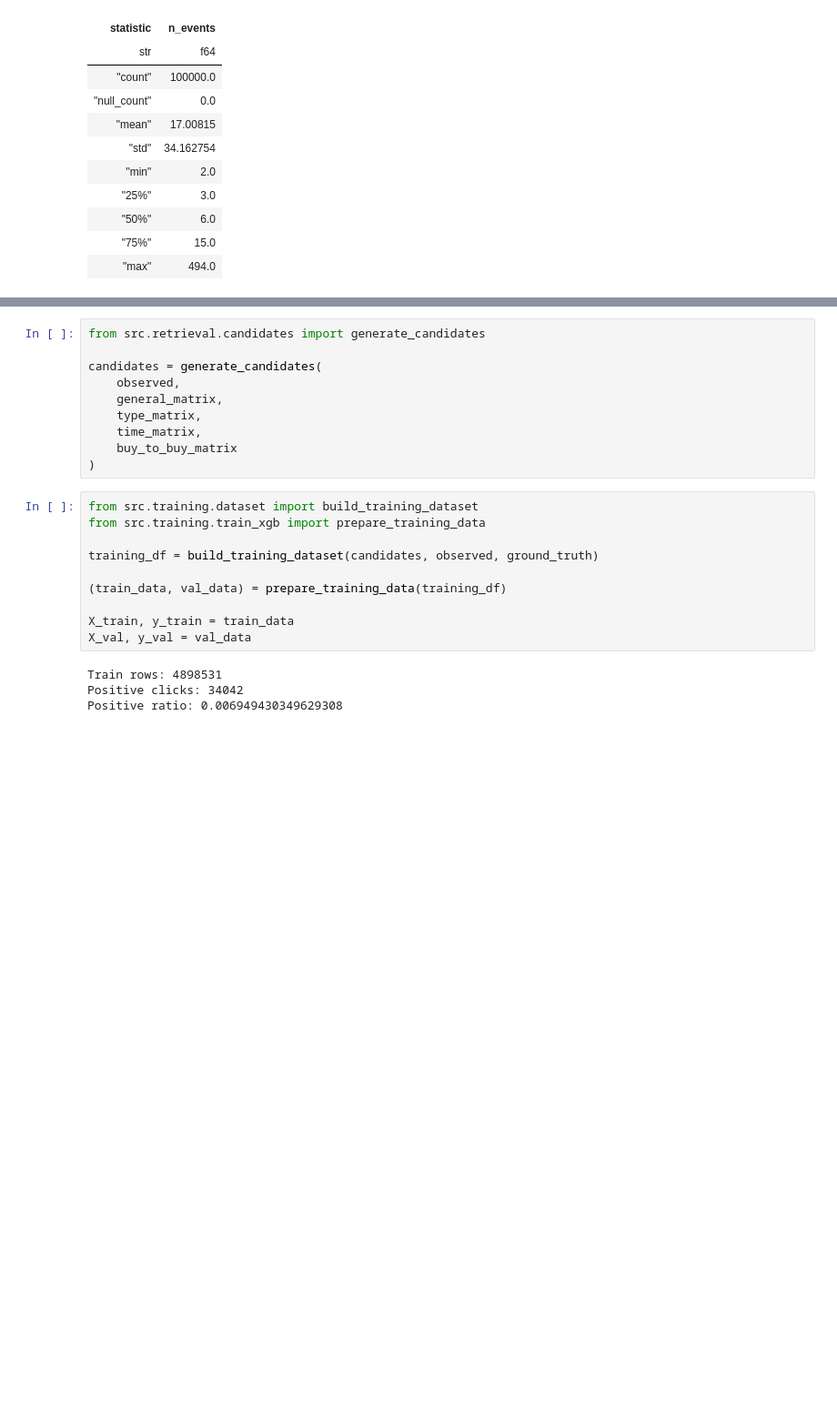
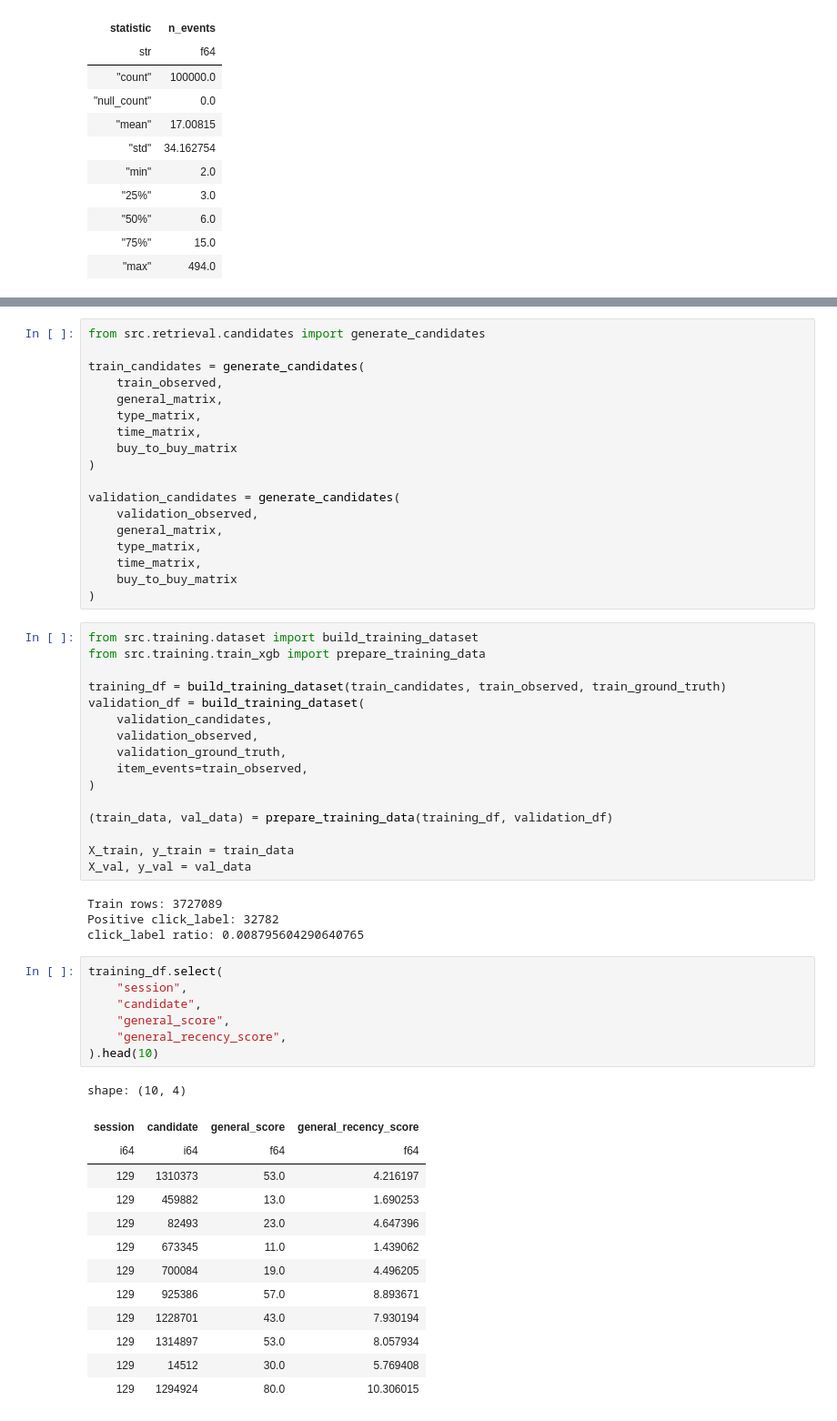
Before and after one commit to lakshyabhatnagar/otto-session-recommender-system, a Jupyter notebook: notebooks/02_validation_and_baselines.ipynb, the cells around one changed output, grey strips where cells are left out. Shown at 91% size. Cells and saved outputs as stored; diff of their text form; blank space fills up the shorter version.

```diff
--- a/notebooks/02_validation_and_baselines.ipynb
+++ b/notebooks/02_validation_and_baselines.ipynb
@@ -613,24 +622,59 @@ buy_to_buy_matrix = build_covisitation_matrix(observed, weighting="buy_to_buy")
 # %%
 from src.retrieval.candidates import generate_candidates
 
-candidates = generate_candidates(
-    observed,
+train_candidates = generate_candidates(
+    train_observed,
     general_matrix,
     type_matrix,
     time_matrix,
     buy_to_buy_matrix
 )
+
+validation_candidates = generate_candidates(
+    validation_observed,
+    general_matrix,
+    type_matrix,
+    time_matrix,
+    buy_to_buy_matrix
+)
 # %%
 from src.training.dataset import build_training_dataset
 from src.training.train_xgb import prepare_training_data
 
-training_df = build_training_dataset(candidates, observed, ground_truth)
+training_df = build_training_dataset(train_candidates, train_observed, train_ground_truth)
+validation_df = build_training_dataset(
+    validation_candidates,
+    validation_observed,
+    validation_ground_truth,
+    item_events=train_observed,
+)
 
-(train_data, val_data) = prepare_training_data(training_df)
+(train_data, val_data) = prepare_training_data(training_df, validation_df)
 
 X_train, y_train = train_data
 X_val, y_val = val_data
 # %% [output]
-Train rows: 4898531
-Positive clicks: 34042
-Positive ratio: 0.006949430349629308
+Train rows: 3727089
+Positive click_label: 32782
+click_label ratio: 0.008795604290640765
+# %%
+training_df.select(
+    "session",
+    "candidate",
+    "general_score",
+    "general_recency_score",
+).head(10)
+# %% [output]
+shape: (10, 4)
+| session | candidate | general_score | general_recency_score |
+| i64 | i64 | f64 | f64 |
+| 129 | 1310373 | 53.0 | 4.216197 |
+| 129 | 459882 | 13.0 | 1.690253 |
+| 129 | 82493 | 23.0 | 4.647396 |
+| 129 | 673345 | 11.0 | 1.439062 |
+| 129 | 700084 | 19.0 | 4.496205 |
+| 129 | 925386 | 57.0 | 8.893671 |
+| 129 | 1228701 | 43.0 | 7.930194 |
+| 129 | 1314897 | 53.0 | 8.057934 |
+| 129 | 14512 | 30.0 | 5.769408 |
+| 129 | 1294924 | 80.0 | 10.306015 |
```
Also changed, not shown: parts of 7 cells of this notebook, 5 other files.
